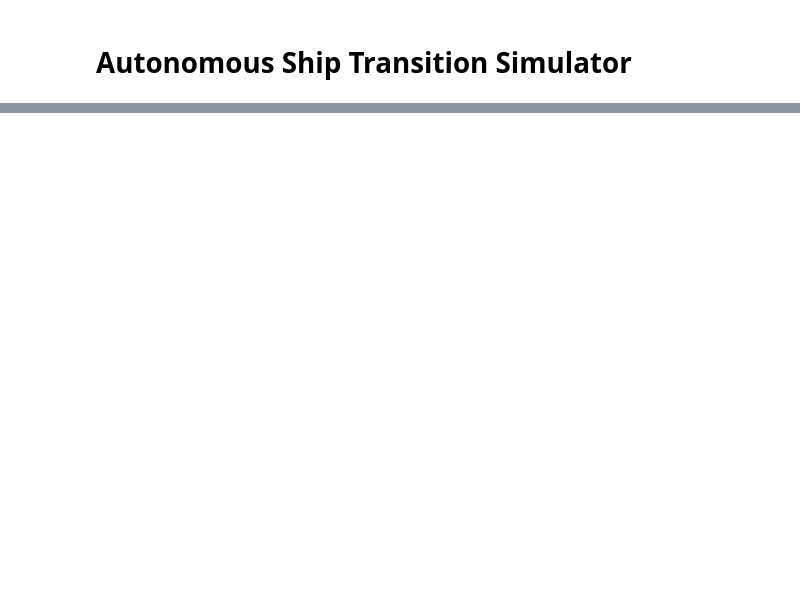
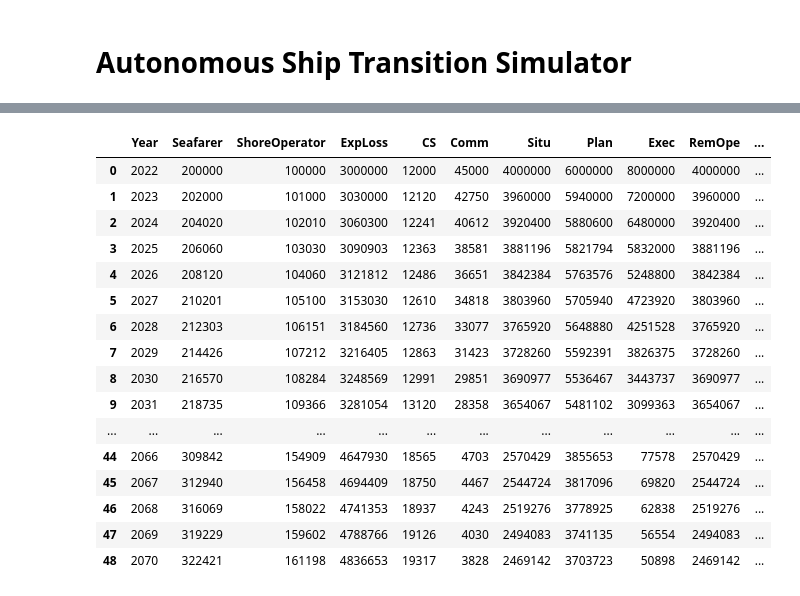
Before and after one commit to tnakash/autoship_trans_sim, a Jupyter notebook: main.ipynb, the cells around one changed output, grey strips where cells are left out. Cells and saved outputs as stored; diff of their text form; code cells hidden in the pictures; blank space fills up the shorter version.

```diff
--- a/main.ipynb
+++ b/main.ipynb
@@ -332,0 +489,20 @@ spec = get_spec('spec_1')
+# %%
+cost
+# %% [output]
+|  | Year | Seafarer | ShoreOperator | ExpLoss | CS | Comm | Situ | Plan | Exec | RemOpe | ... |
+| 0 | 2022 | 200000 | 100000 | 3000000 | 12000 | 45000 | 4000000 | 6000000 | 8000000 | 4000000 | ... |
+| 1 | 2023 | 202000 | 101000 | 3030000 | 12120 | 42750 | 3960000 | 5940000 | 7200000 | 3960000 | ... |
+| 2 | 2024 | 204020 | 102010 | 3060300 | 12241 | 40612 | 3920400 | 5880600 | 6480000 | 3920400 | ... |
+| 3 | 2025 | 206060 | 103030 | 3090903 | 12363 | 38581 | 3881196 | 5821794 | 5832000 | 3881196 | ... |
+| 4 | 2026 | 208120 | 104060 | 3121812 | 12486 | 36651 | 3842384 | 5763576 | 5248800 | 3842384 | ... |
+| 5 | 2027 | 210201 | 105100 | 3153030 | 12610 | 34818 | 3803960 | 5705940 | 4723920 | 3803960 | ... |
+| 6 | 2028 | 212303 | 106151 | 3184560 | 12736 | 33077 | 3765920 | 5648880 | 4251528 | 3765920 | ... |
+| 7 | 2029 | 214426 | 107212 | 3216405 | 12863 | 31423 | 3728260 | 5592391 | 3826375 | 3728260 | ... |
+| 8 | 2030 | 216570 | 108284 | 3248569 | 12991 | 29851 | 3690977 | 5536467 | 3443737 | 3690977 | ... |
+| 9 | 2031 | 218735 | 109366 | 3281054 | 13120 | 28358 | 3654067 | 5481102 | 3099363 | 3654067 | ... |
+| ... | ... | ... | ... | ... | ... | ... | ... | ... | ... | ... | ... |
+| 44 | 2066 | 309842 | 154909 | 4647930 | 18565 | 4703 | 2570429 | 3855653 | 77578 | 2570429 | ... |
+| 45 | 2067 | 312940 | 156458 | 4694409 | 18750 | 4467 | 2544724 | 3817096 | 69820 | 2544724 | ... |
+| 46 | 2068 | 316069 | 158022 | 4741353 | 18937 | 4243 | 2519276 | 3778925 | 62838 | 2519276 | ... |
+| 47 | 2069 | 319229 | 159602 | 4788766 | 19126 | 4030 | 2494083 | 3741135 | 56554 | 2494083 | ... |
+| 48 | 2070 | 322421 | 161198 | 4836653 | 19317 | 3828 | 2469142 | 3703723 | 50898 | 2469142 | ... |
```
Also changed, not shown: parts of 35 cells of this notebook.
